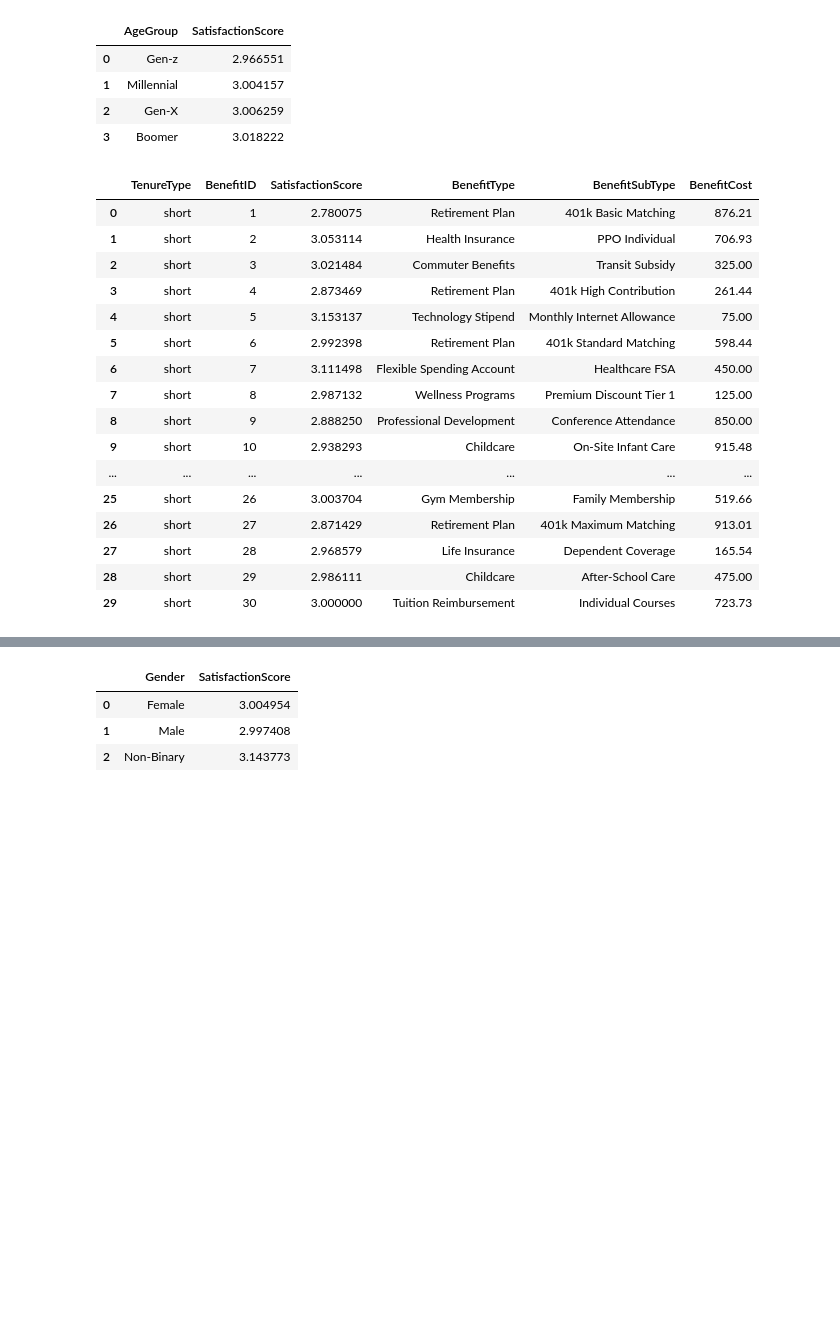
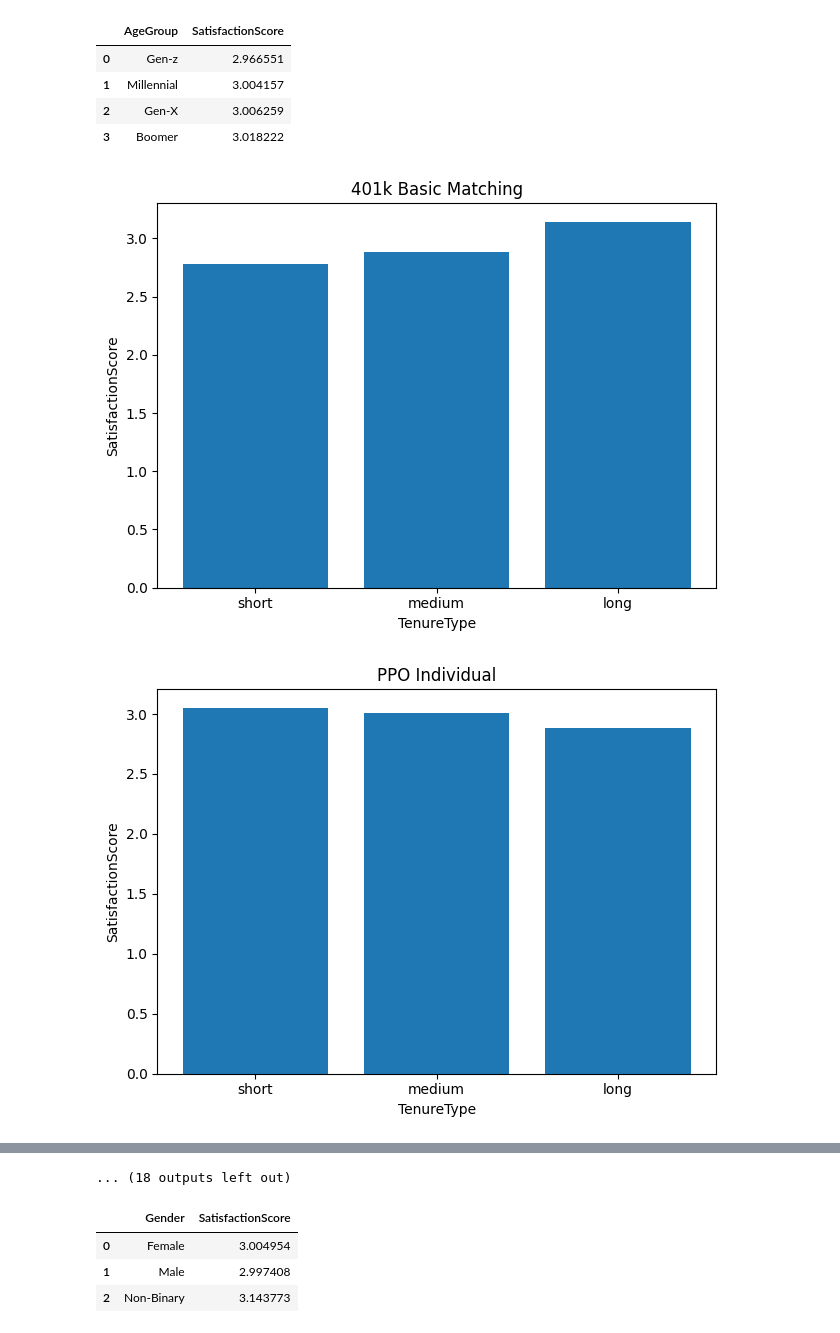
Before and after one commit to yoshimathur/adp_data_cap, a Jupyter notebook: SatisfactionAnalysis.ipynb, the cells around one changed output, grey strips where cells are left out. Saved outputs shown, nothing was run; the diff lists cells and outputs as text; code cells hidden in the pictures; blank space fills up the shorter version.

```diff
--- a/SatisfactionAnalysis.ipynb
+++ b/SatisfactionAnalysis.ipynb
@@ -110,22 +110,18 @@ feedback_by_Age
 # %%
 feedback_by_tenure = df[['TenureType', 'BenefitID', 'SatisfactionScore']].groupby(['TenureType','BenefitID'], as_index=False).mean().merge(BENEFITS, on='BenefitID')
 # %%
-feedback_by_tenure[feedback_by_tenure['TenureType']=='short']
+import matplotlib.pyplot as plt
+
+for benefitID in range(1, 31):  # assuming BenefitID goes 1–31, not 0–30
+    df = feedback_by_tenure[feedback_by_tenure['BenefitID'] == benefitID]
+
+    plt.figure()
+    plt.bar(df['TenureType'], df['SatisfactionScore'])
+    plt.title(df['BenefitSubType'].iloc[0])
+    plt.xlabel("TenureType")
+    plt.ylabel("SatisfactionScore")
+    plt.tight_layout()
+    plt.show()
 # %% [output]
-|  | TenureType | BenefitID | SatisfactionScore | BenefitType | BenefitSubType | BenefitCost |
-| 0 | short | 1 | 2.780075 | Retirement Plan | 401k Basic Matching | 876.21 |
-| 1 | short | 2 | 3.053114 | Health Insurance | PPO Individual | 706.93 |
-| 2 | short | 3 | 3.021484 | Commuter Benefits | Transit Subsidy | 325.00 |
-| 3 | short | 4 | 2.873469 | Retirement Plan | 401k High Contribution | 261.44 |
-| 4 | short | 5 | 3.153137 | Technology Stipend | Monthly Internet Allowance | 75.00 |
-| 5 | short | 6 | 2.992398 | Retirement Plan | 401k Standard Matching | 598.44 |
-| 6 | short | 7 | 3.111498 | Flexible Spending Account | Healthcare FSA | 450.00 |
-| 7 | short | 8 | 2.987132 | Wellness Programs | Premium Discount Tier 1 | 125.00 |
-| 8 | short | 9 | 2.888250 | Professional Development | Conference Attendance | 850.00 |
-| 9 | short | 10 | 2.938293 | Childcare | On-Site Infant Care | 915.48 |
-| ... | ... | ... | ... | ... | ... | ... |
-| 25 | short | 26 | 3.003704 | Gym Membership | Family Membership | 519.66 |
-| 26 | short | 27 | 2.871429 | Retirement Plan | 401k Maximum Matching | 913.01 |
-| 27 | short | 28 | 2.968579 | Life Insurance | Dependent Coverage | 165.54 |
-| 28 | short | 29 | 2.986111 | Childcare | After-School Care | 475.00 |
-| 29 | short | 30 | 3.000000 | Tuition Reimbursement | Individual Courses | 723.73 |
+[figure, added]
+[figure, added]
@@ -132,3 +138,4 @@ feedback_by_tenure[feedback_by_tenure['TenureType']=='short']
+... (18 outputs left out)
 # %%
 feedback_by_Gender = df[['Gender', 'SatisfactionScore']].groupby(['Gender'], as_index=False).mean()
 # %%
```
Also changed, not shown: parts of 1 cell of this notebook, 1 other file.
